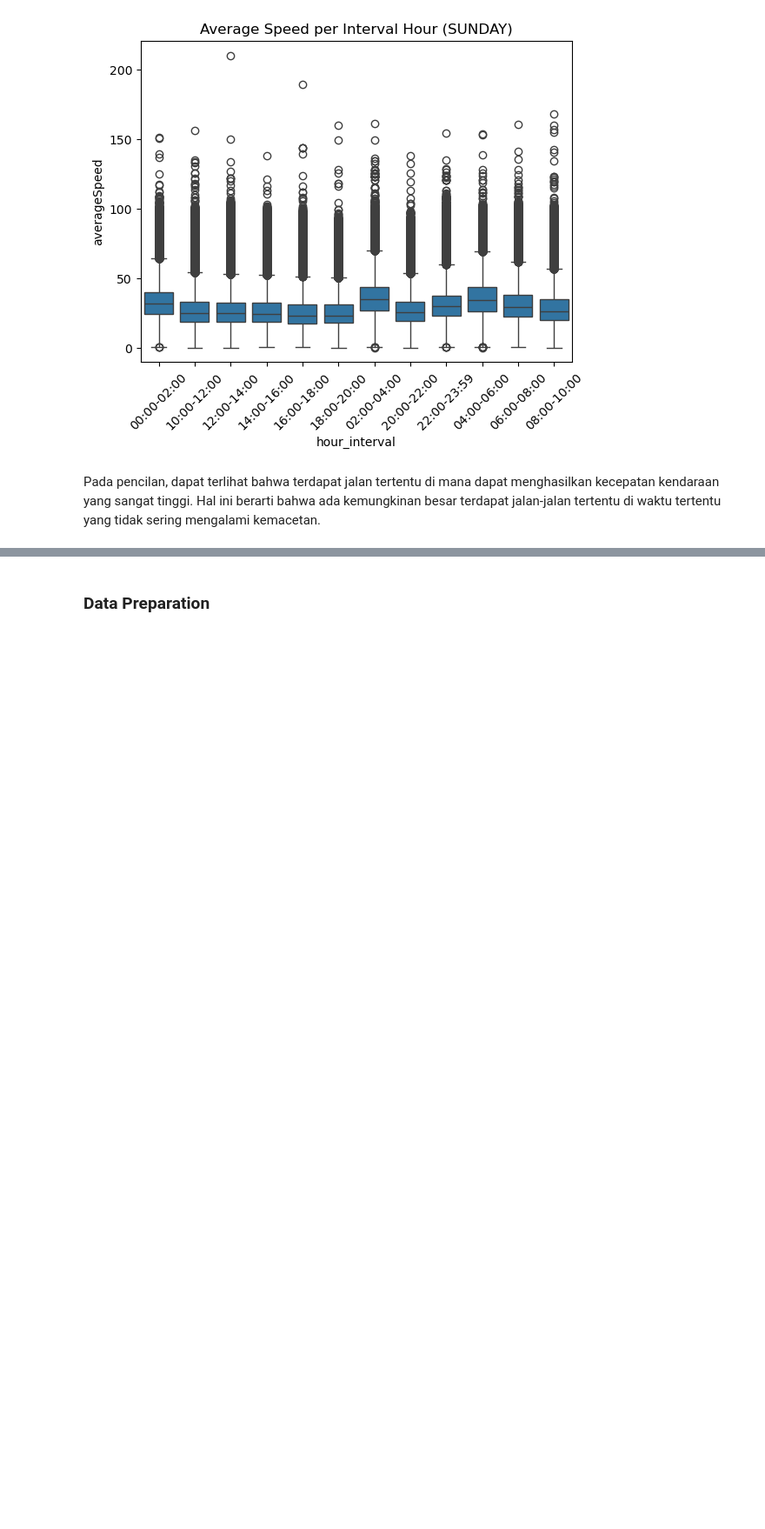
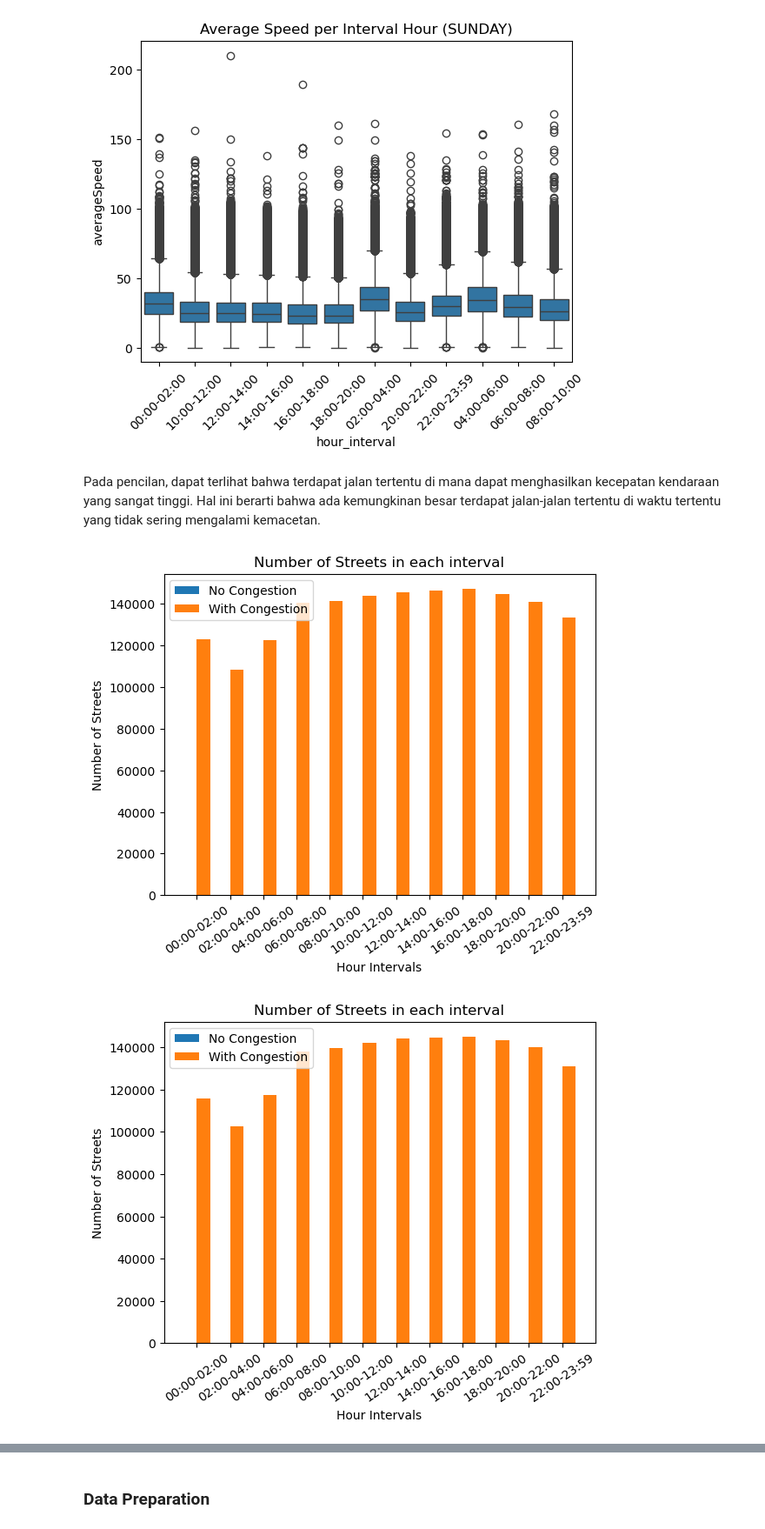
Before and after one commit to 6ill/Data-Mining-Jakarta-Traffic, a Jupyter notebook: worksheet.ipynb, the cells around one changed output, grey strips where cells are left out. Shown: that part at 87% size. Cells and saved outputs as stored; diff of their text form; code cells hidden in the pictures; blank space fills up the shorter version.

```diff
--- a/worksheet.ipynb
+++ b/worksheet.ipynb
@@ -170,3 +170,35 @@ df_eda["traveTimeIndex"] = df_eda['averageTravelTime']/(df_eda['distance']/df_ed
 # %%
 no_congestion_df = df_eda[df_eda['traveTimeIndex'] <= 1]
 with_congestion_df = df_eda[df_eda['traveTimeIndex'] > 1]
+# %%
+import numpy as np
+
+for i in range(7):
+    nc_daySeries = no_congestion_df[no_congestion_df['dayCode'] == i]
+    wc_daySeries = with_congestion_df[with_congestion_df['dayCode'] == i]
+
+    hour_interval_list = sorted(nc_daySeries['hour_interval'].unique())
+
+    nc_list = []
+    wc_list = []
+
+    X_axis = np.arange(len(hour_interval_list))
+    for j in hour_interval_list:
+        nc_count = len(nc_daySeries[nc_daySeries['hour_interval'] == j])
+        wc_count = len(wc_daySeries[wc_daySeries['hour_interval'] == j])
+
+        nc_list.append(nc_count)
+        wc_list.append(wc_count)
+
+    plt.bar(X_axis - 0.2, nc_list, 0.4, label = 'No Congestion')
+    plt.bar(X_axis + 0.2, wc_list, 0.4, label = 'With Congestion')
+
+    plt.xticks(X_axis, hour_interval_list, rotation=35)
+    plt.xlabel("Hour Intervals")
+    plt.ylabel("Number of Streets")
+    plt.title("Number of Streets in each interval")
+    plt.legend()
+    plt.show()
+# %% [output]
+[figure, added]
+[figure, added]
```
Also changed, not shown: parts of 1 cell of this notebook.
